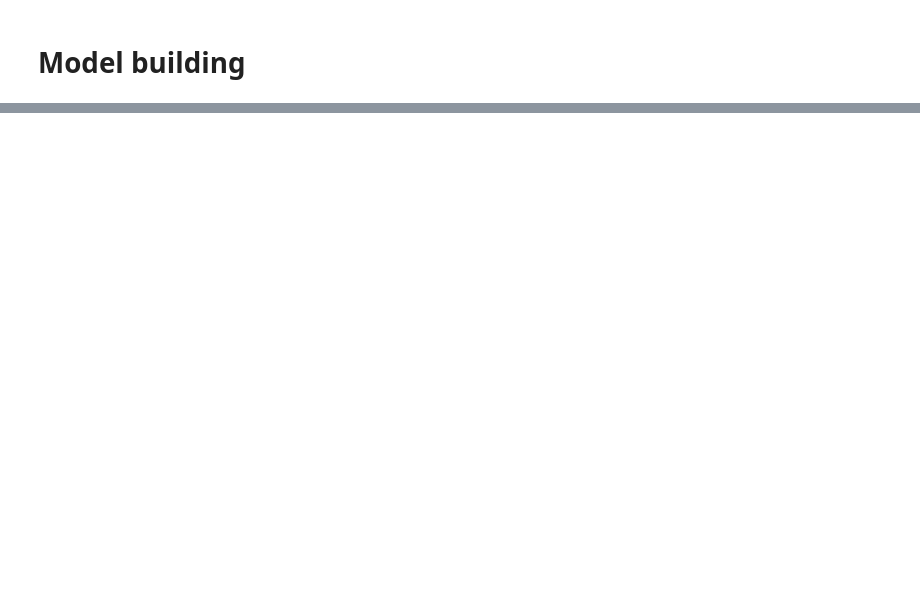
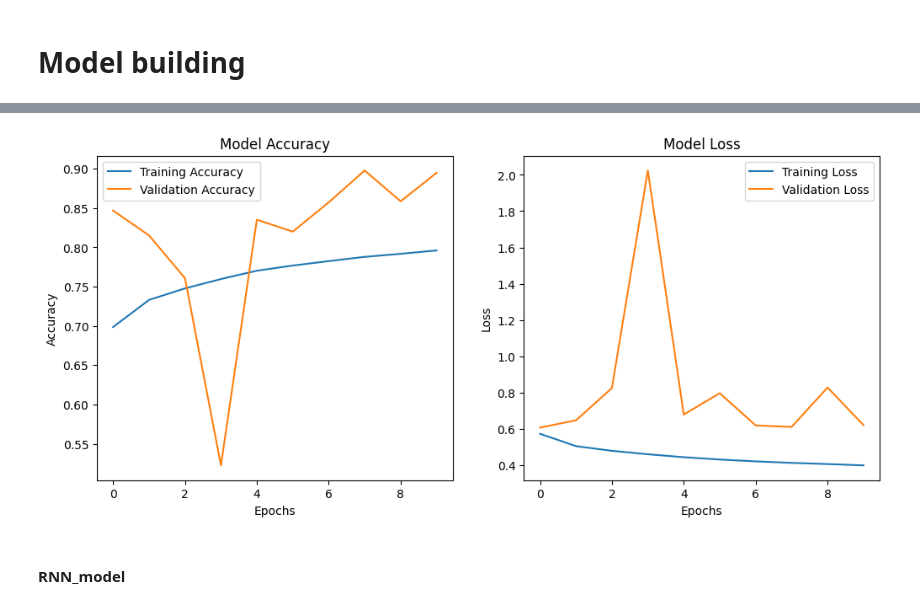
Before and after one commit to amrpyt/air_quality, a Jupyter notebook: lastTry.ipynb, the cells around one changed output, grey strips where cells are left out. Cells and saved outputs as stored; diff of their text form; code cells hidden in the pictures; blank space fills up the shorter version.

```diff
--- a/lastTry.ipynb
+++ b/lastTry.ipynb
@@ -184,0 +220,3 @@ X_sequences.shape, y_sequences.shape
+# %%
+X_train_sequences, y_train_sequences = generate_sequences(X_train, y_train)
+X_train_sequences.shape, y_train_sequences.shape
@@ -314,0 +382,17 @@ array(['Unhealthy', 'Unhealthy', 'Unhealthy', 'Unhealthy', 'Unhealthy',
+# %%
+DNN_model = build_DNN_model()
+callbacks = [
+    EarlyStopping(patience=10, restore_best_weights=True)
+]
+
+history = DNN_model.fit(
+    X_train_tensor,
+    y_train_tensor,
+    validation_split=0.1,
+    epochs=10,
+    verbose=1,
+    batch_size=128,
+    sample_weight=sample_weight,
+    callbacks=callbacks
+)
+DNN_model.save("models/DNN_model.keras")
@@ -314,0 +420,29 @@ array(['Unhealthy', 'Unhealthy', 'Unhealthy', 'Unhealthy', 'Unhealthy',
+# %%
+
+# Extract training history
+history_dict = history.history
+
+# Plot Accuracy
+plt.figure(figsize=(12, 5))
+plt.subplot(1, 2, 1)
+plt.plot(history_dict["accuracy"], label="Training Accuracy")
+plt.plot(history_dict["val_accuracy"], label="Validation Accuracy")
+plt.xlabel("Epochs")
+plt.ylabel("Accuracy")
+plt.legend()
+plt.title("Model Accuracy")
+
+# Plot Loss
+plt.subplot(1, 2, 2)
+plt.plot(history_dict["loss"], label="Training Loss")
+plt.plot(history_dict["val_loss"], label="Validation Loss")
+plt.xlabel("Epochs")
+plt.ylabel("Loss")
+plt.legend()
+plt.title("Model Loss")
+
+plt.show()
+# %% [output]
+[figure, added]
+# %% [markdown]
+#### RNN_model
```
Also changed, not shown: parts of 70 cells of this notebook, 9 other files.
